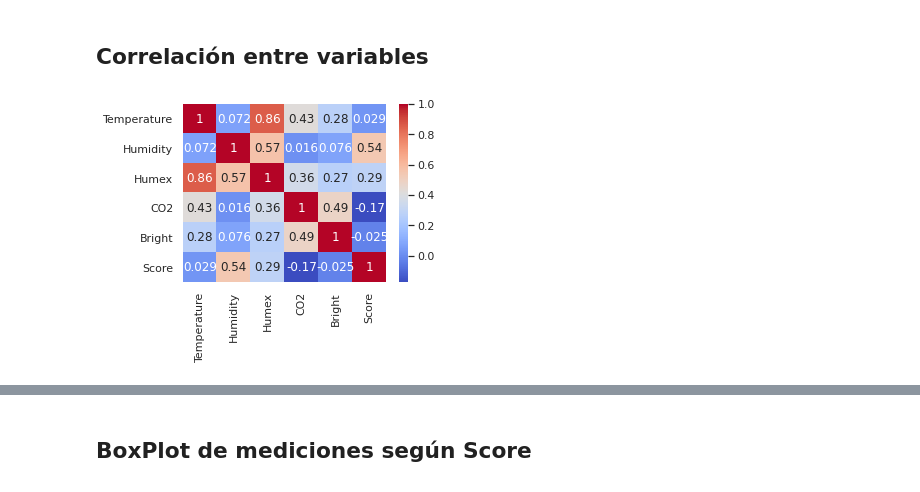
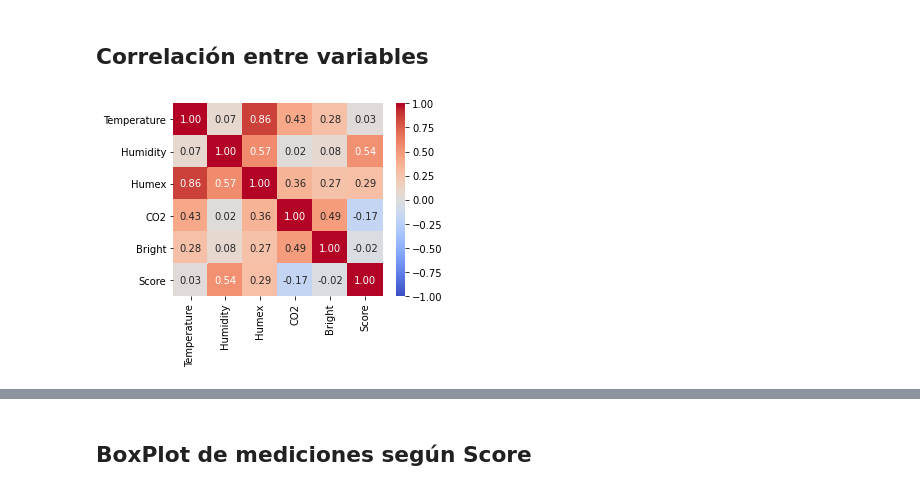
Before and after one commit to AnIsAsPe/Aprendizaje-no-supervisado, a Jupyter notebook: Knn.ipynb, the cells around one changed output, grey strips where cells are left out. Saved outputs shown, nothing was run; the diff lists cells and outputs as text; code cells hidden in the pictures.

```diff
--- a/Knn.ipynb
+++ b/Knn.ipynb
@@ -108,14 +108,15 @@ plt.show()
 # %%
 def correlacion(dataframe, grafica = True):
     corr=dataframe.corr()                #creamos la matriz de correlación
     fig = plt.figure(figsize = (5, 4))
     if grafica == True:
-        sns.heatmap(corr, cmap="coolwarm", annot=True, square=False)
+        sns.heatmap(corr, vmin = -1, vmax = 1, center = 0, fmt=".2f",
+                    cmap="coolwarm", annot=True, square=False)
         fig.tight_layout()
     return corr
 correlaciones = correlacion(datos)
 # %% [output]
-[figure, old version]
+[figure, new version]
 # %%
 g = sns.pairplot(datos, palette ='Dark2', hue='Score')
 
```
Also changed, not shown: parts of 6 cells of this notebook.
